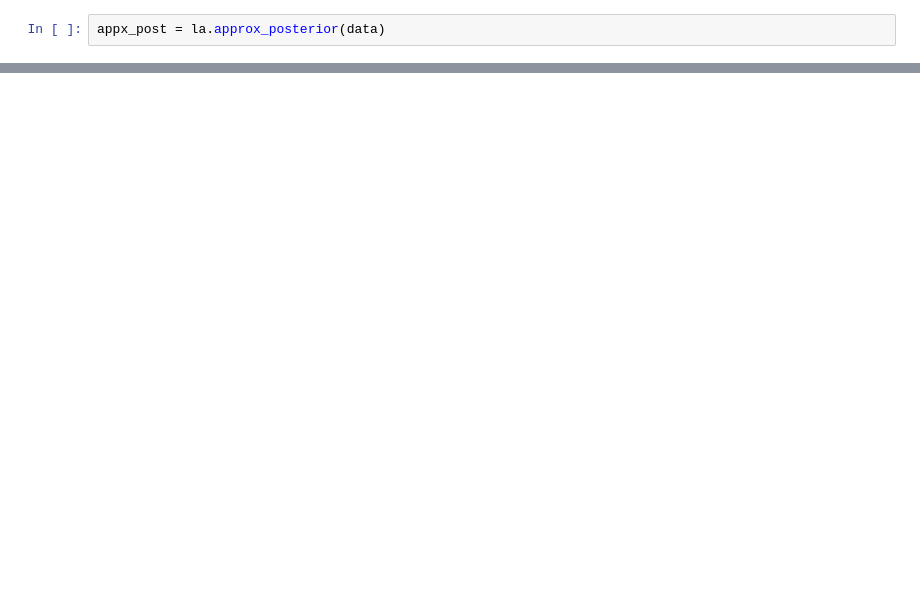
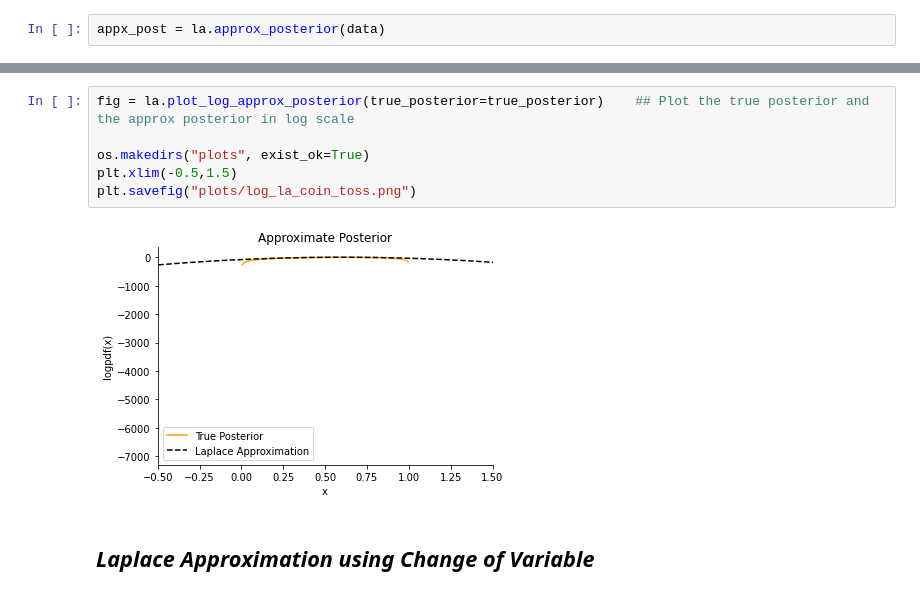
Before and after one commit to Madhav-Kanda/AutoDiff-Inference, a Jupyter notebook: CoinToss.ipynb, the cells around one changed output, grey strips where cells are left out. Drawn from its saved outputs; the diff is of its cells as text; blank space fills up the shorter version.

```diff
--- a/CoinToss.ipynb
+++ b/CoinToss.ipynb
@@ -31,0 +55,10 @@ appx_post = la.approx_posterior(data)
+# %%
+fig = la.plot_log_approx_posterior(true_posterior=true_posterior)    ## Plot the true posterior and the approx posterior in log scale
+
+os.makedirs("plots", exist_ok=True)
+plt.xlim(-0.5,1.5)
+plt.savefig("plots/log_la_coin_toss.png")
+# %% [output]
+[figure, added]
+# %% [markdown]
+## *Laplace Approximation using Change of Variable*
```
Also changed, not shown: parts of 14 cells of this notebook, 6 other files.
